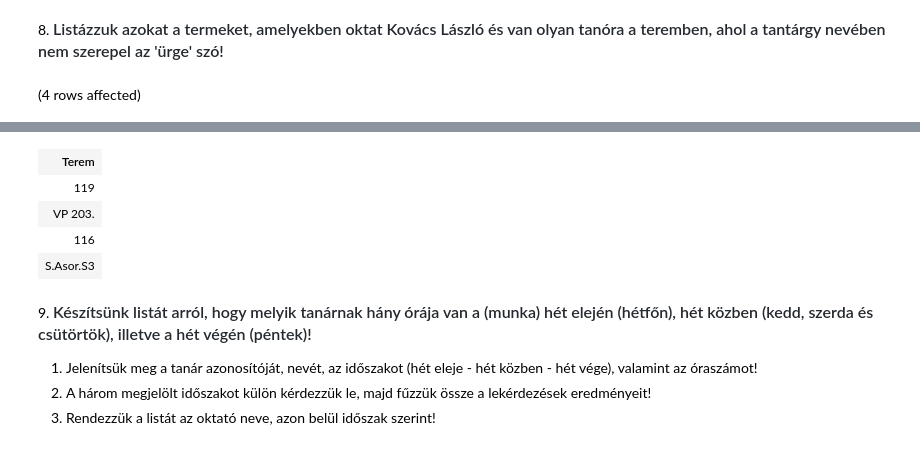
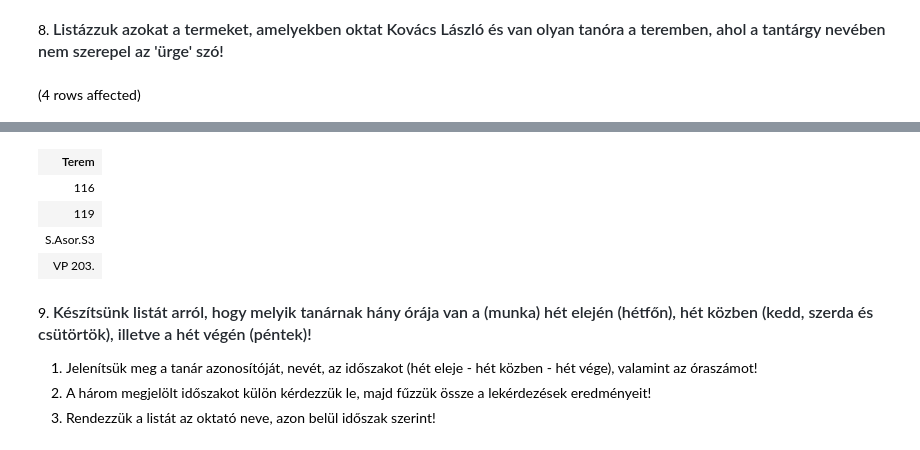
Before and after one commit to majavalami/AdatbG01, a Jupyter notebook: gyakorlat03_feladatok.ipynb, the cells around one changed output, grey strips where cells are left out. Cells and saved outputs as stored; diff of their text form; code cells hidden in the pictures.

```diff
--- a/gyakorlat03_feladatok.ipynb
+++ b/gyakorlat03_feladatok.ipynb
@@ -174,5 +179,12 @@ SELECT t.Terem
 FROM Orak o JOIN Termek t ON o.terem = t.Tkód
             JOIN Oktatok okt ON o.tanar = okt.oktato_id
 WHERE okt.nev = 'Kovács László'
+
+INTERSECT
+
+SELECT t.Terem
+FROM Orak o JOIN Termek t ON o.terem = t.Tkód
+            JOIN Tantárgyak ta ON o.targy = ta.Tkód
+WHERE ta.Tantárgynév NOT LIKE '%ürge%'
 # %% [output]
 (4 rows affected)
@@ -180,8 +192,8 @@ Total execution time: 00:00:00.041
 | Terem |
+| 116 |
 | 119 |
+| S.Asor.S3 |
 | VP 203. |
-| 116 |
-| S.Asor.S3 |
 # %% [markdown]
 9. <span style="font-weight: 600; color: rgb(36, 41, 47); font-family: -apple-system, BlinkMacSystemFont, &quot;Segoe UI&quot;, Helvetica, Arial, sans-serif, &quot;Apple Color Emoji&quot;, &quot;Segoe UI Emoji&quot;; font-size: 16px;">Készítsünk listát arról, hogy melyik tanárnak hány órája van a (munka) hét elején (hétfőn), hét közben (kedd, szerda és csütörtök), illetve a hét végén (péntek)!</span>
 
```
Also changed, not shown: parts of 8 cells of this notebook.
